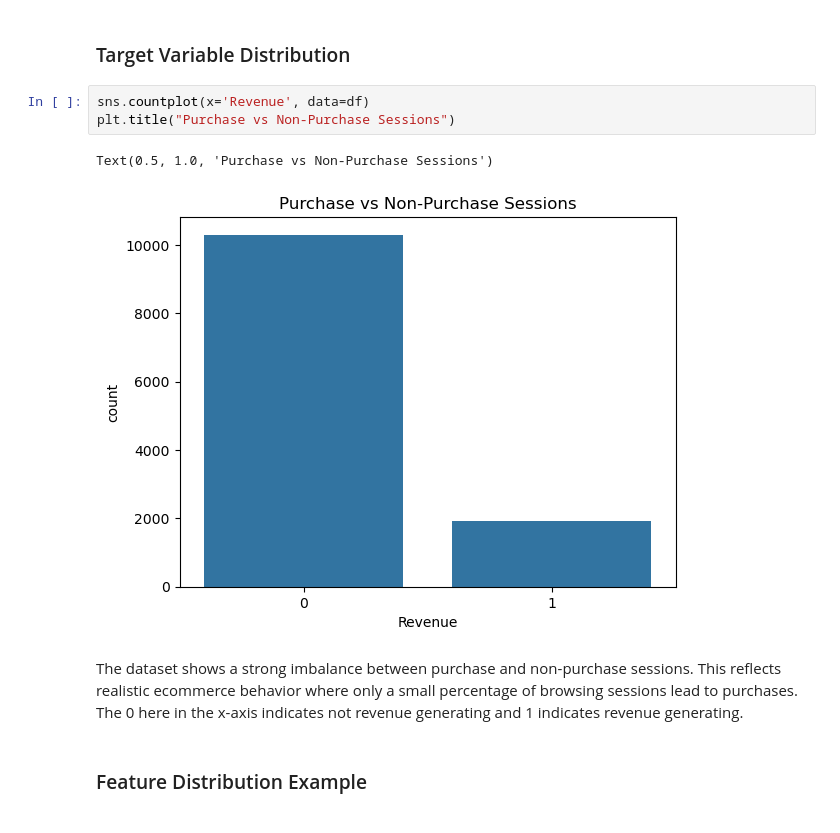
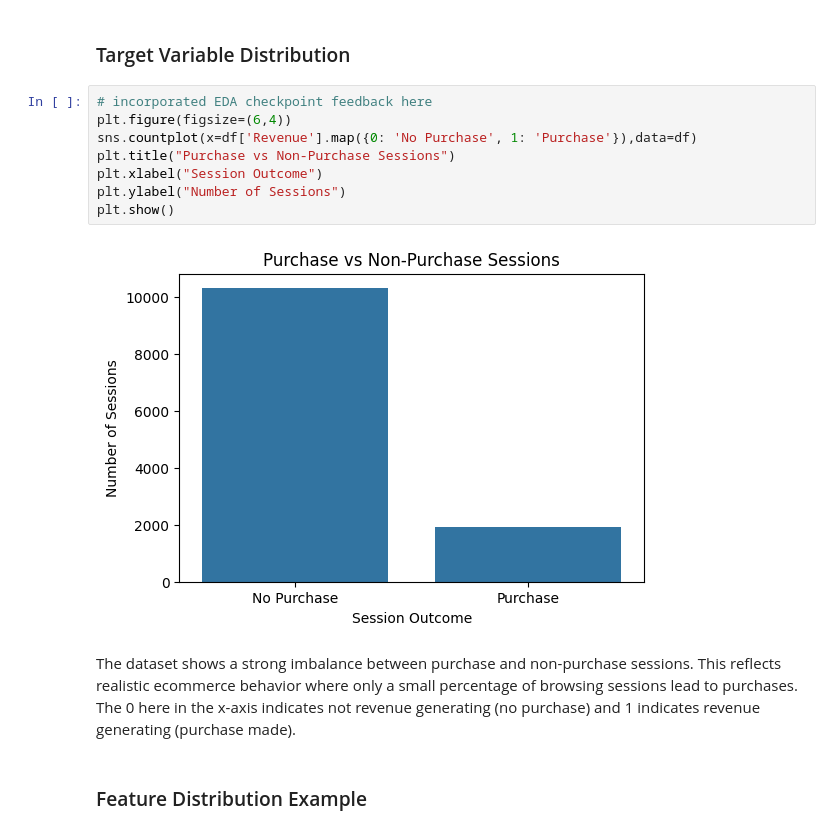
Before and after one commit to COGS108/Group067_WI26, a Jupyter notebook: 03-FinalProject.ipynb, the cells around one changed output. Saved outputs shown, nothing was run; the diff lists cells and outputs as text.

```diff
--- a/03-FinalProject.ipynb
+++ b/03-FinalProject.ipynb
@@ -348,14 +348,18 @@ df[categorical_cols] = df[categorical_cols].astype('category')
 Categorical variables were explicitly converted to category data types so they can be handled appropriately during analysis.
 # %% [markdown]
 ### Target Variable Distribution
-# %%
-sns.countplot(x='Revenue', data=df)
-plt.title("Purchase vs Non-Purchase Sessions")
-# %% [output]
-Text(0.5, 1.0, 'Purchase vs Non-Purchase Sessions')
-[figure, removed]
+# %%
+# incorporated EDA checkpoint feedback here
+plt.figure(figsize=(6,4))
+sns.countplot(x=df['Revenue'].map({0: 'No Purchase', 1: 'Purchase'}),data=df)
+plt.title("Purchase vs Non-Purchase Sessions")
+plt.xlabel("Session Outcome")
+plt.ylabel("Number of Sessions")
+plt.show()
+# %% [output]
+[figure, added]
 # %% [markdown]
-The dataset shows a strong imbalance between purchase and non-purchase sessions. This reflects realistic ecommerce behavior where only a small percentage of browsing sessions lead to purchases. The 0 here in the x-axis indicates not revenue generating and 1 indicates revenue generating.
+The dataset shows a strong imbalance between purchase and non-purchase sessions. This reflects realistic ecommerce behavior where only a small percentage of browsing sessions lead to purchases. The 0 here in the x-axis indicates not revenue generating (no purchase) and 1 indicates revenue generating (purchase made).
 # %% [markdown]
 ### Feature Distribution Example
 # %%
```
Also changed, not shown: parts of 6 cells of this notebook.
